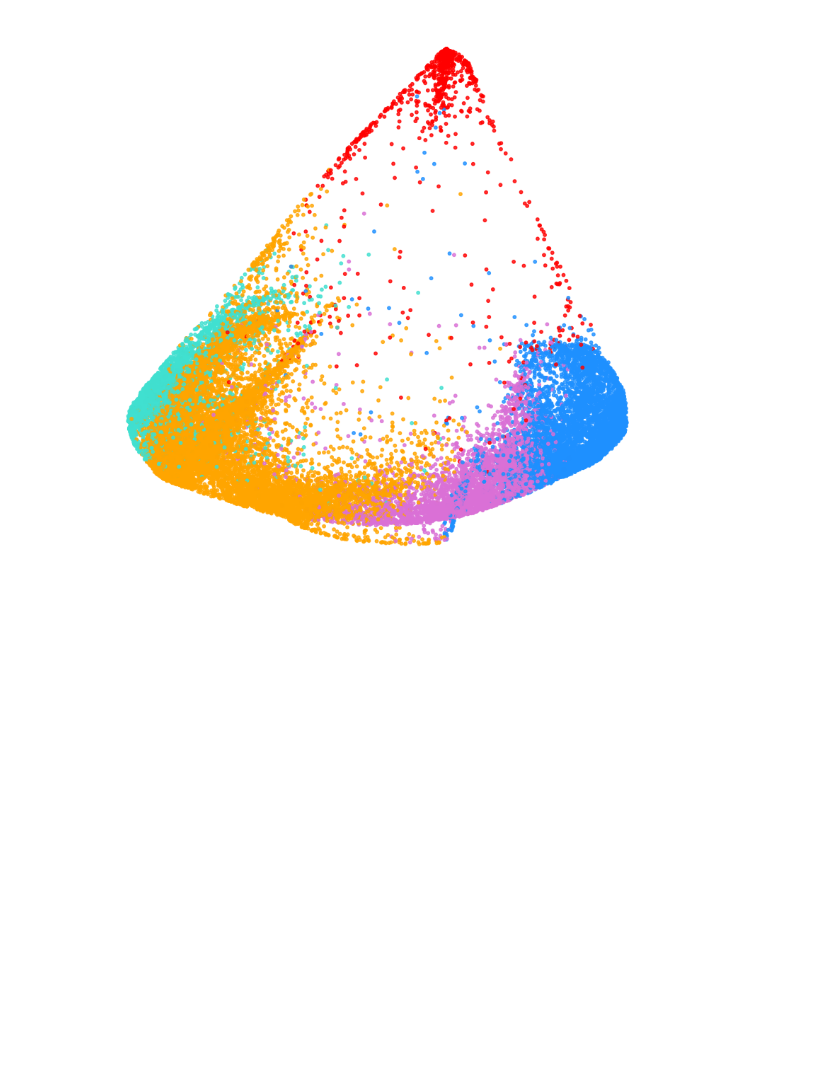
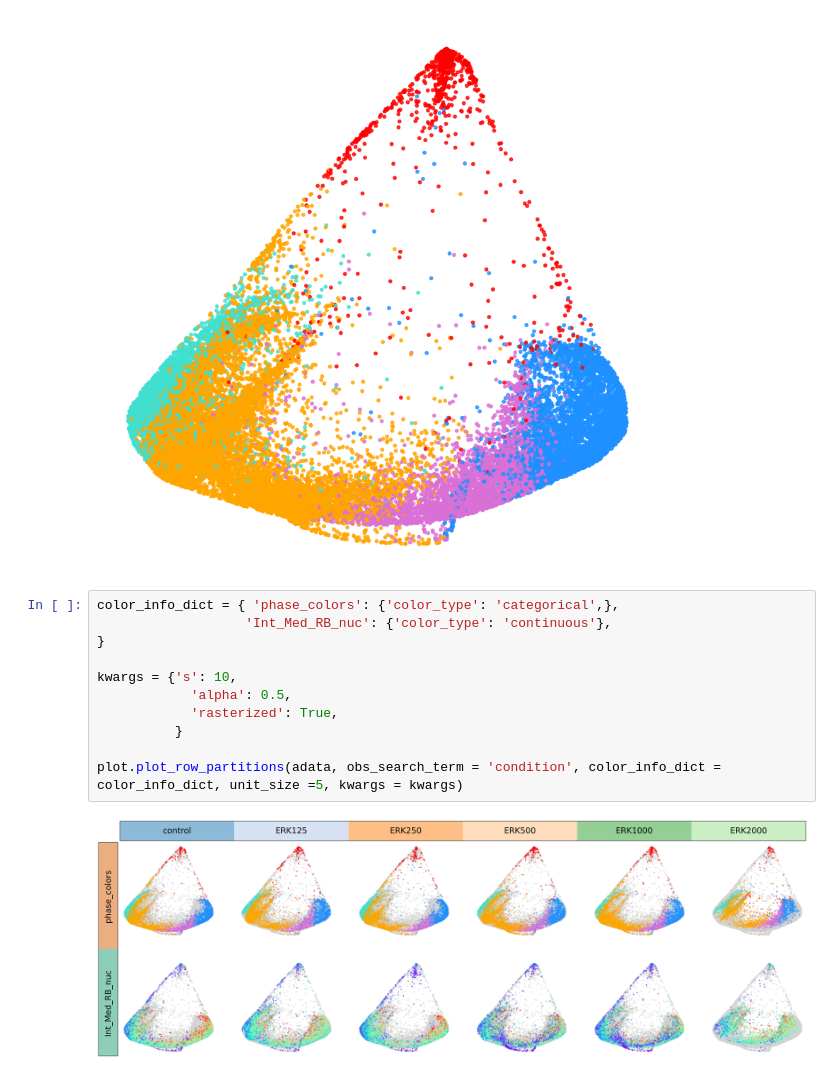
Before and after one commit to StallaertLab/cc_mapping, a Jupyter notebook: notebooks/Make Cell Cycle Maps.ipynb, the cells around one changed output. Saved outputs shown, nothing was run; the diff lists cells and outputs as text; blank space fills up the shorter version.

Commit message:
added plot row partition function to making cell cycle maps notebook and make the random forest feature selection function more modifiable by the user

```diff
--- a/notebooks/Make Cell Cycle Maps.ipynb
+++ b/notebooks/Make Cell Cycle Maps.ipynb
@@ -114,3 +115,16 @@ manifold.plot_phate_coords(adata = adata,
 # %% [output]
 <Axes: >
 [figure]
+# %%
+color_info_dict = { 'phase_colors': {'color_type': 'categorical',},
+                   'Int_Med_RB_nuc': {'color_type': 'continuous'},
+}
+
+kwargs = {'s': 10,
+            'alpha': 0.5,
+            'rasterized': True,
+          }
+
+plot.plot_row_partitions(adata, obs_search_term = 'condition', color_info_dict = color_info_dict, unit_size =5, kwargs = kwargs)
+# %% [output]
+[figure, added]
```
Also changed, not shown: parts of 3 cells of this notebook, 3 other files.
